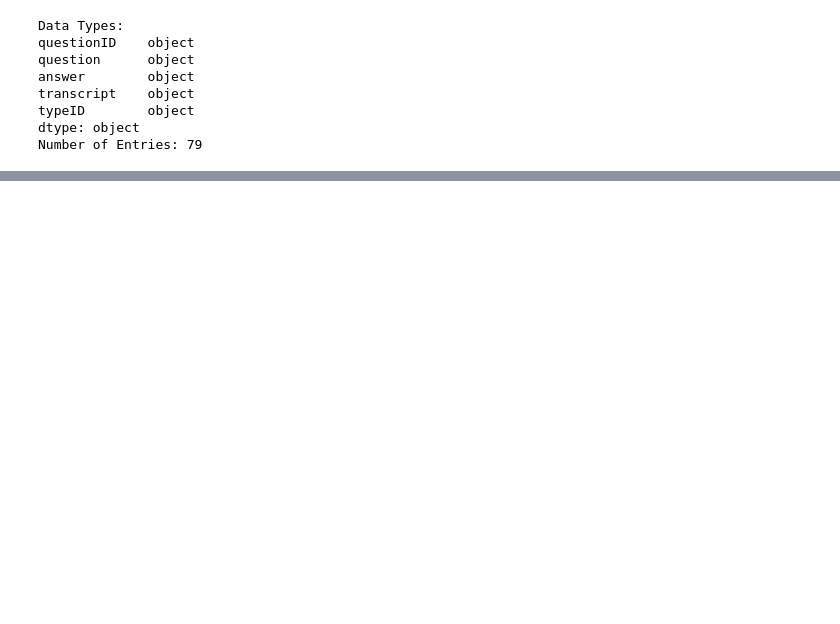
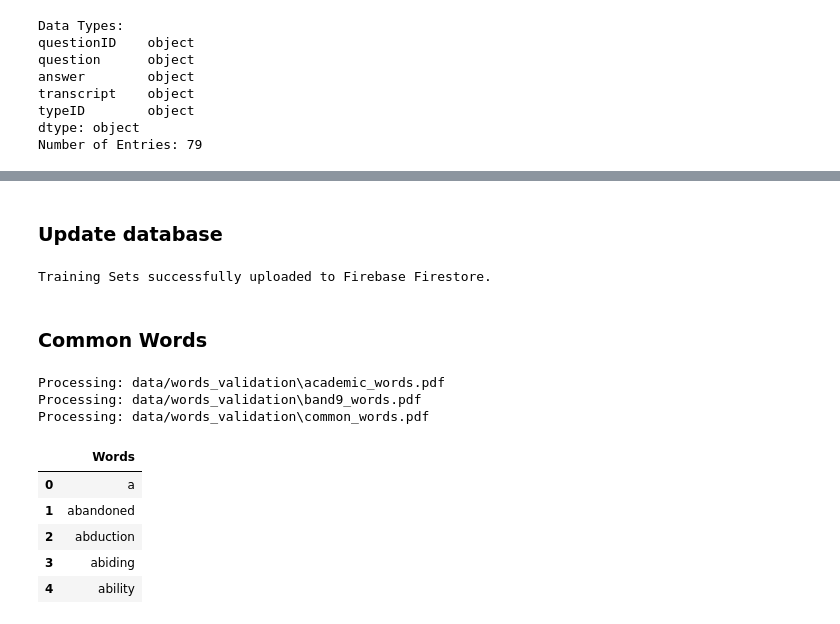
Before and after one commit to jesmine0820/ielts-listening-question-generator, a Jupyter notebook: database.ipynb, the cells around one changed output, grey strips where cells are left out. Cells and saved outputs as stored; diff of their text form; code cells hidden in the pictures; blank space fills up the shorter version.

```diff
--- a/database.ipynb
+++ b/database.ipynb
@@ -306,0 +310,67 @@ print(f"\n All PDFs processed and saved to {output_csv}")
+# %% [markdown]
+### Update database
+# %%
+# Read csv file
+training_set_df = pd.read_csv("processed_data/training_set.csv")
+
+trainign_collection_ref = db.collection("TrainingSet")
+for _, row in training_set_df.iterrows():
+    doc_id = row["questionID"]
+    trainign_collection_ref.document(doc_id).set(row.to_dict())
+
+print("Training Sets successfully uploaded to Firebase Firestore.")
+# %% [output]
+Training Sets successfully uploaded to Firebase Firestore.
+# %% [markdown]
+### Common Words
+# %%
+def extract_text_from_pdf(pdf_path):
+    text = ""
+    with fitz.open(pdf_path) as doc:
+        for page in doc:
+            text += page.get_text("text")
+    return text
+
+def extract_words_from_text(text):
+    words = re.findall(r"[A-Za-z]+", text)
+
+    words = [w.lower() for w in words]
+
+    return words
+
+def pdf_to_word_list(pdf_path):
+    raw_text = extract_text_from_pdf(pdf_path)
+    words = extract_words_from_text(raw_text)
+    return words
+
+
+def load_all_vocab_pdfs(folder="words_validation"):
+    all_words = []
+
+    for filename in os.listdir(folder):
+        if filename.lower().endswith(".pdf"):
+            pdf_path = os.path.join(folder, filename)
+            print(f"Processing: {pdf_path}")
+
+            words = pdf_to_word_list(pdf_path)
+            all_words.extend(words)
+
+    # Remove duplicates
+    all_words = sorted(list(set(all_words)))
+
+    # Convert to DataFrame
+    df_vocab = pd.DataFrame({"Words": all_words})
+    return df_vocab
+# %%
+df_vocab = load_all_vocab_pdfs("data/words_validation")
+df_vocab.head()
+# %% [output]
+Processing: data/words_validation\academic_words.pdf
+Processing: data/words_validation\band9_words.pdf
+Processing: data/words_validation\common_words.pdf
+|  | Words |
+| 0 | a |
+| 1 | abandoned |
+| 2 | abduction |
+| 3 | abiding |
+| 4 | ability |
```
Also changed, not shown: parts of 12 cells of this notebook, 22 other files.
